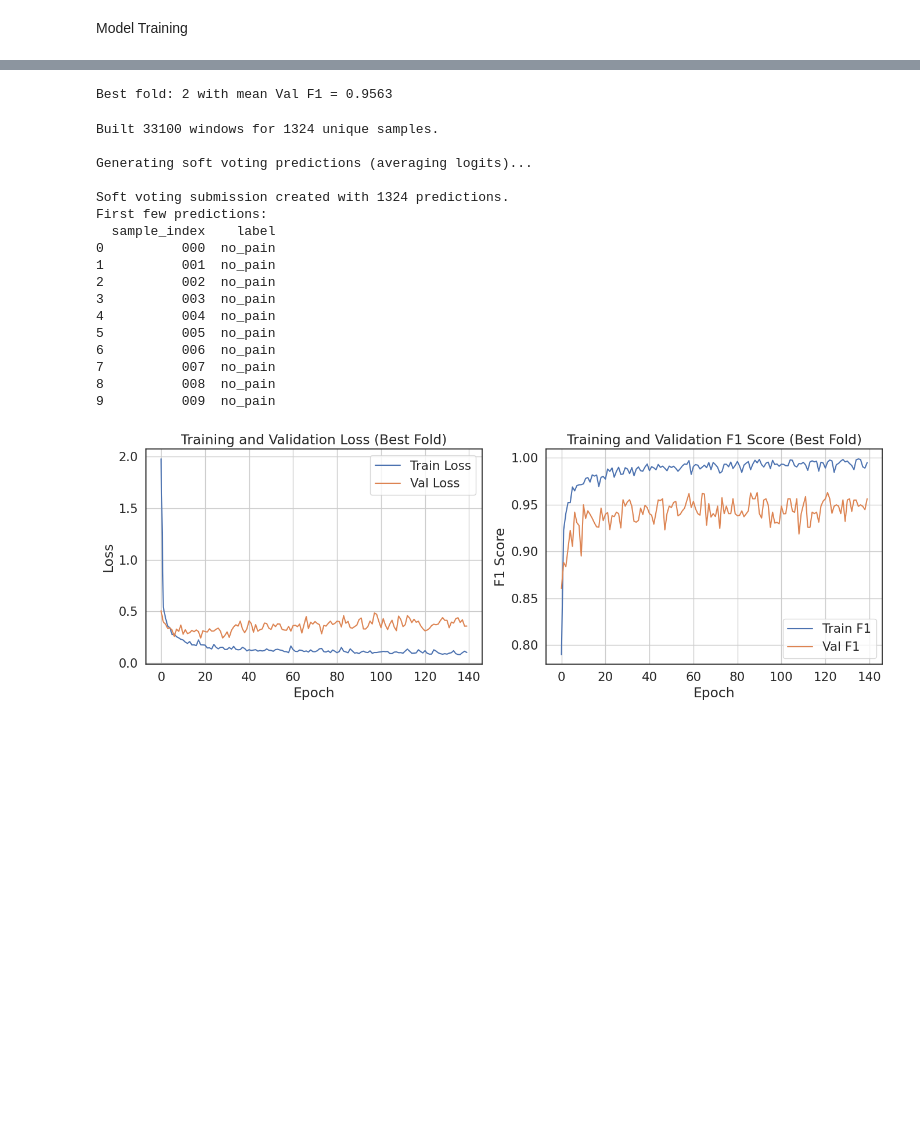
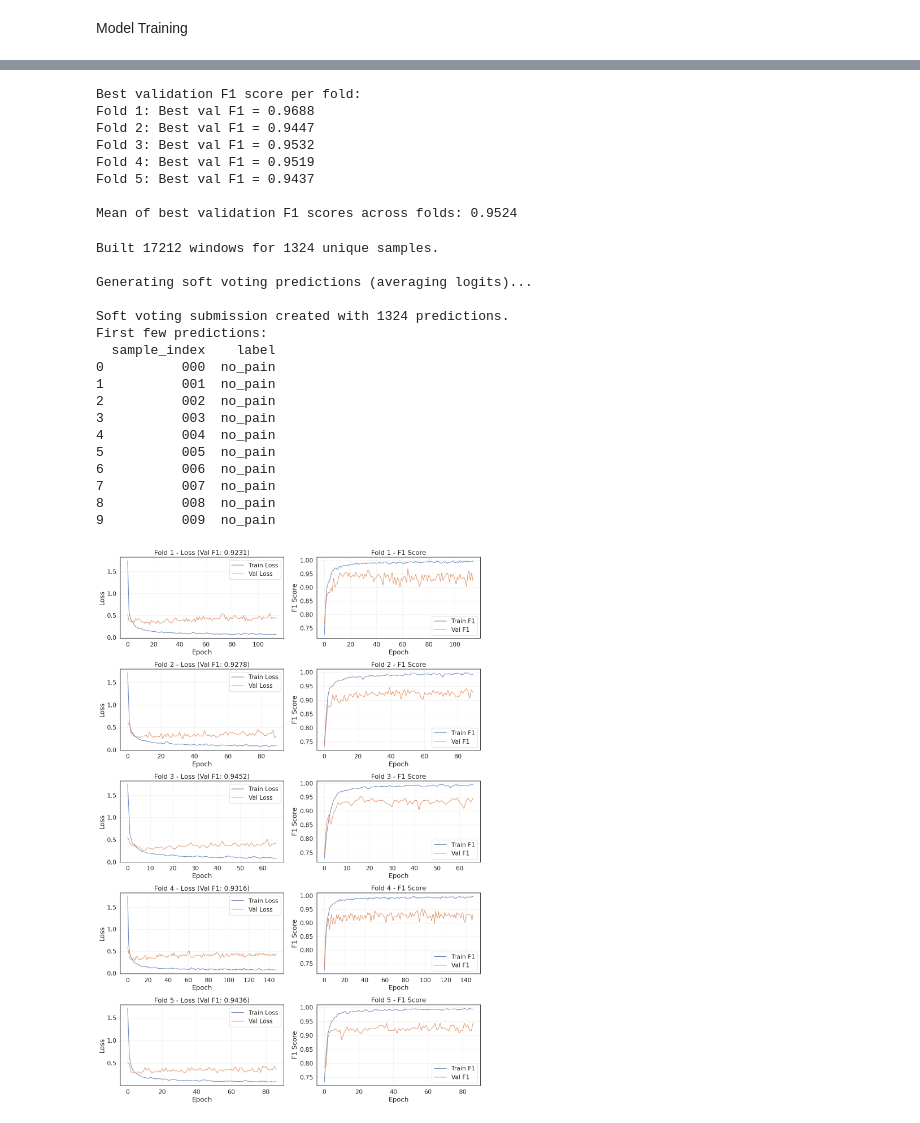
Before and after one commit to lorenzodemontis02/ANNDL_First_Challenge, a Jupyter notebook: challenge.ipynb, the cells around one changed output, grey strips where cells are left out. Drawn from its saved outputs; the diff is of its cells as text; code cells hidden in the pictures; blank space fills up the shorter version.

Commit message:
Modified the plotting and the confusion matrix

```diff
--- a/challenge.ipynb
+++ b/challenge.ipynb
@@ -638,9 +640,6 @@ class RecurrentClassifier(nn.Module):
             return logits
 # %% [markdown]
 Network Architecture and Training Hyperparameters
-# %%
-# Set up the loss function with class weights
-criterion = nn.CrossEntropyLoss(weight=class_weights_tensor)
 # %%
 # Create the model with the chosen hyperparameters and display its architecture
 rnn_model = RecurrentClassifier(
@@ -1220,13 +1222,24 @@ Val Loss: 0.5765 ± 0.1294
 ============================================================
 # %%
-# Select the best fold based on validation F1 score
-best_fold_idx = np.argmax([r['val_f1'] for r in fold_results])
-best_fold = fold_results[best_fold_idx]
-best_model = best_fold['model']
+# Print the best fold val f1 score for each fold
+print("\nBest validation F1 score per fold:")
+for i, result in enumerate(fold_results, 1):
+    best_f1 = np.max(result['history']['val_f1'])
+    print(f"Fold {i}: Best val F1 = {best_f1:.4f}")
 
-print(f"\nBest fold: {best_fold['fold']} with mean Val F1 = {best_fold['val_f1']:.4f}")
+# Print the mean of all the best fold val f1 scores
+best_f1_scores = [np.max(result['history']['val_f1']) for result in fold_results]
+mean_best_f1 = np.mean(best_f1_scores)
+print(f"\nMean of best validation F1 scores across folds: {mean_best_f1:.4f}")
 # %% [output]
-Best fold: 2 with mean Val F1 = 0.9563
+Best validation F1 score per fold:
+Fold 1: Best val F1 = 0.9688
+Fold 2: Best val F1 = 0.9447
+Fold 3: Best val F1 = 0.9532
+Fold 4: Best val F1 = 0.9519
+Fold 5: Best val F1 = 0.9437
+
+Mean of best validation F1 scores across folds: 0.9524
 # %%
 # Apply the categorical mappings to test data
 X_test['n_legs'] = X_test['n_legs'].map(legs_custom_map)
@@ -1288,7 +1301,7 @@ test_loader = make_loader(test_ds, batch_size=BATCH_SIZE, shuffle=False, drop_la
 print("\nGenerating soft voting predictions (averaging logits)...")
 
 # Sort folds by validation F1 and select top N
-top_folds = sorted(fold_results, key=lambda x: x['val_f1'], reverse=True)[:N_FOLDS]
+top_folds = sorted(fold_results, key=lambda x: x['val_f1'], reverse=True)[:K]
 
 # Collect logits from each model
 all_logits = []
@@ -1349,7 +1362,7 @@ print(f"\nSoft voting submission created with {len(ensemble_submission)} predict
 print("First few predictions:")
 print(ensemble_submission.head(10))
 # %% [output]
-Built 33100 windows for 1324 unique samples.
+Built 17212 windows for 1324 unique samples.
 
 Generating soft voting predictions (averaging logits)...
 
@@ -1367,31 +1380,31 @@ First few predictions:
 8          008  no_pain
 9          009  no_pain
 # %%
-# Plot loss curves
-plt.figure(figsize=(14, 5))
+# Plot loss curves for all folds
+fig, axes = plt.subplots(K, 2, figsize=(14, 4*K))
 
-# Get the history from the best fold
-best_history = best_fold['history']
+for i, fold in enumerate(fold_results):
+    history = fold['history']
 
-plt.subplot(1, 2, 1)
-plt.plot(best_history['train_loss'], label='Train Loss')
-plt.plot(best_history['val_loss'], label='Val Loss')
-plt.title('Training and Validation Loss (Best Fold)')
-plt.xlabel('Epoch')
-plt.ylabel('Loss')
-plt.legend()
-plt.grid(True)
+    # Loss plot
+    axes[i, 0].plot(history['train_loss'], label='Train Loss', alpha=0.8)
+    axes[i, 0].plot(history['val_loss'], label='Val Loss', alpha=0.8)
+    axes[i, 0].set_title(f'Fold {fold["fold"]} - Loss (Val F1: {fold["val_f1"]:.4f})')
+    axes[i, 0].set_xlabel('Epoch')
+    axes[i, 0].set_ylabel('Loss')
+    axes[i, 0].legend()
+    axes[i, 0].grid(True, alpha=0.3)
 
-plt.subplot(1, 2, 2)
-plt.plot(best_history['train_f1'], label='Train F1')
-plt.plot(best_history['val_f1'], label='Val F1')
-plt.title('Training and Validation F1 Score (Best Fold)')
-plt.xlabel('Epoch')
-plt.ylabel('F1 Score')
-plt.legend()
-plt.grid(True)
+    # F1 plot
+    axes[i, 1].plot(history['train_f1'], label='Train F1', alpha=0.8)
+    axes[i, 1].plot(history['val_f1'], label='Val F1', alpha=0.8)
+    axes[i, 1].set_title(f'Fold {fold["fold"]} - F1 Score')
+    axes[i, 1].set_xlabel('Epoch')
+    axes[i, 1].set_ylabel('F1 Score')
+    axes[i, 1].legend()
+    axes[i, 1].grid(True, alpha=0.3)
 
 plt.tight_layout()
 plt.show()
 # %% [output]
-[figure, old version]
+[figure, new version]
```
Also changed, not shown: parts of 9 cells of this notebook.
